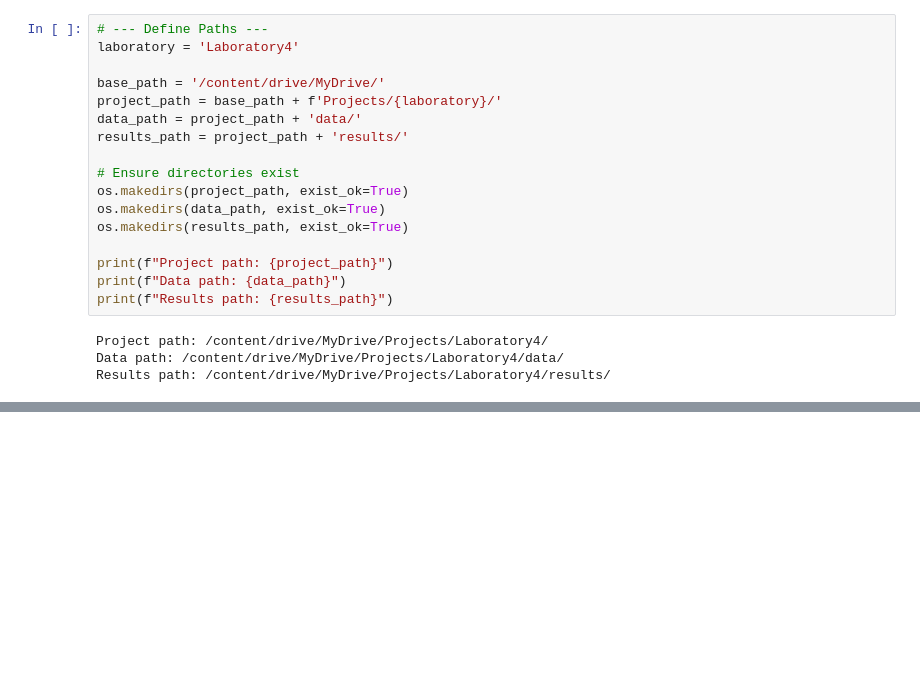
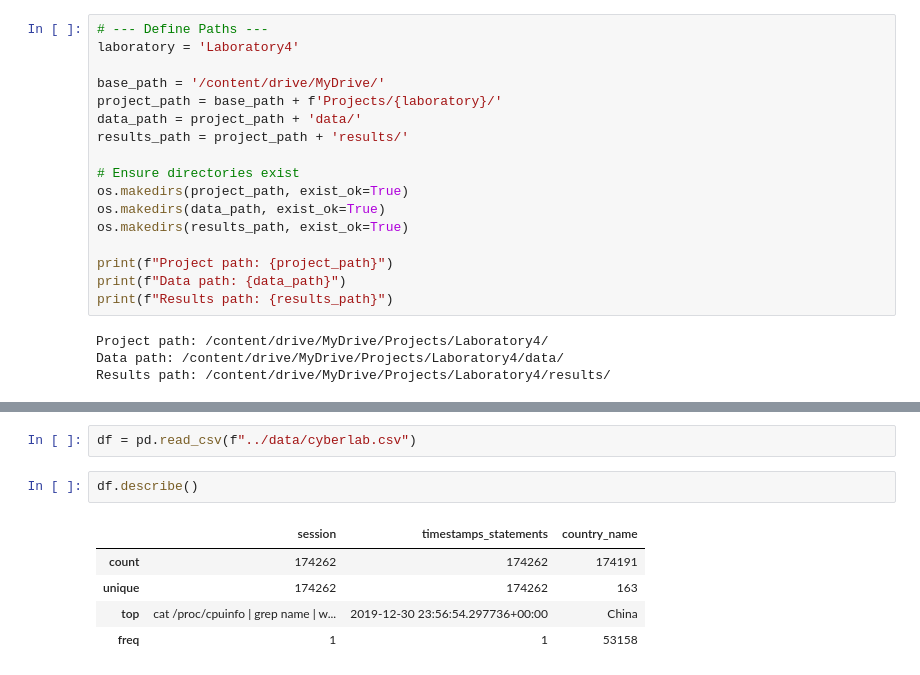
Before and after one commit to RenatoMignone/attack-tactic-recognition-nlp, a Jupyter notebook: lab/notebooks/Task4.ipynb, the cells around one changed output, grey strips where cells are left out. Drawn from its saved outputs; the diff is of its cells as text; blank space fills up the shorter version.

```diff
--- a/lab/notebooks/Task4.ipynb
+++ b/lab/notebooks/Task4.ipynb
@@ -640,0 +675,10 @@ test_dataloader = DataLoader(
+# %%
+df = pd.read_csv(f"../data/cyberlab.csv")
+# %%
+df.describe()
+# %% [output]
+|  | session | timestamps_statements | country_name |
+| count | 174262 | 174262 | 174191 |
+| unique | 174262 | 174262 | 163 |
+| top | cat /proc/cpuinfo | grep name | w... | 2019-12-30 23:56:54.297736+00:00 | China |
+| freq | 1 | 1 | 53158 |
```
Also changed, not shown: parts of 68 cells of this notebook.
